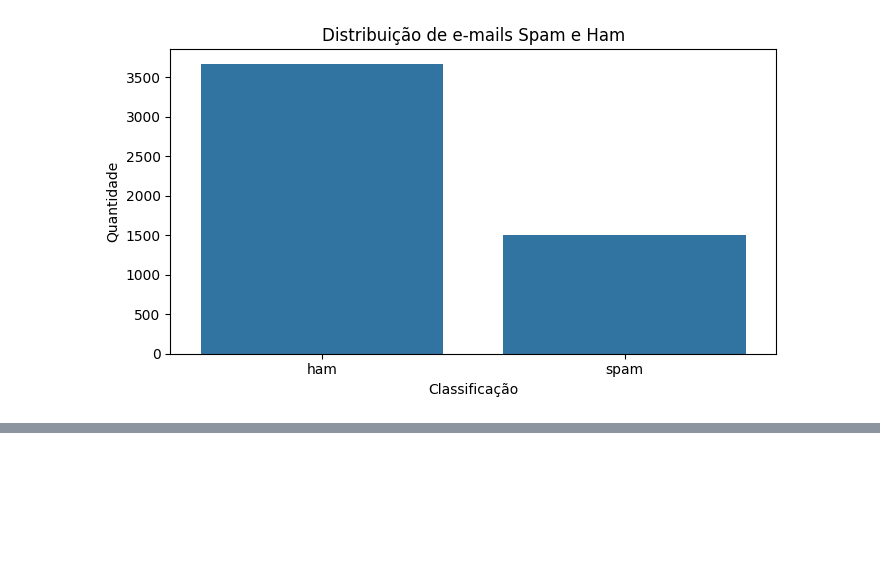
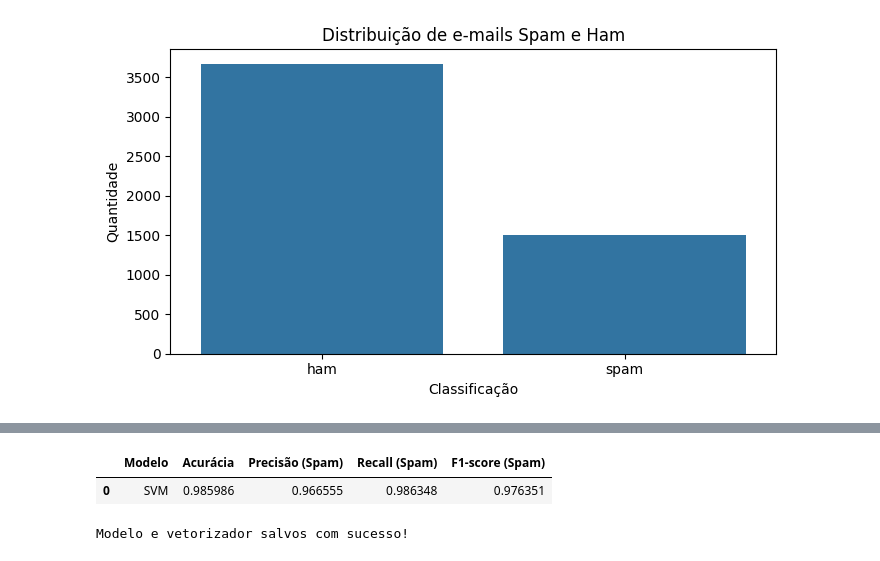
Before and after one commit to Delfino-23/classificacao-emails-spam, a Jupyter notebook: notebooks/modelo_svm.ipynb, the cells around one changed output, grey strips where cells are left out. Cells and saved outputs as stored; diff of their text form; code cells hidden in the pictures; blank space fills up the shorter version.

```diff
--- a/notebooks/modelo_svm.ipynb
+++ b/notebooks/modelo_svm.ipynb
@@ -138,0 +183,10 @@ Name: count, dtype: float64
+# %%
+# X representa os textos que serão analisados
+X = df_modelo["text"]
+
+# y representa as classificações esperadas
+y = df_modelo["label"]
+
+print("Total de mensagens:", len(X))
+print("\nDistribuição das classificações:")
+print(y.value_counts())
@@ -138,0 +500,27 @@ Name: count, dtype: float64
+# %%
+resultados_svm = pd.DataFrame([{
+    "Modelo": "SVM",
+    "Acurácia": acuracia,
+    "Precisão (Spam)": precisao,
+    "Recall (Spam)": revocacao,
+    "F1-score (Spam)": f1
+}])
+
+resultados_svm
+# %% [output]
+|  | Modelo | Acurácia | Precisão (Spam) | Recall (Spam) | F1-score (Spam) |
+| 0 | SVM | 0.985986 | 0.966555 | 0.986348 | 0.976351 |
+# %%
+import joblib
+
+joblib.dump(
+    {
+        "modelo": modelo_svm,
+        "tfidf": tfidf
+    },
+    "modelo_svm.pkl"
+)
+
+print("Modelo e vetorizador salvos com sucesso!")
+# %% [output]
+Modelo e vetorizador salvos com sucesso!
```
Also changed, not shown: parts of 23 cells of this notebook, 1 other file.
